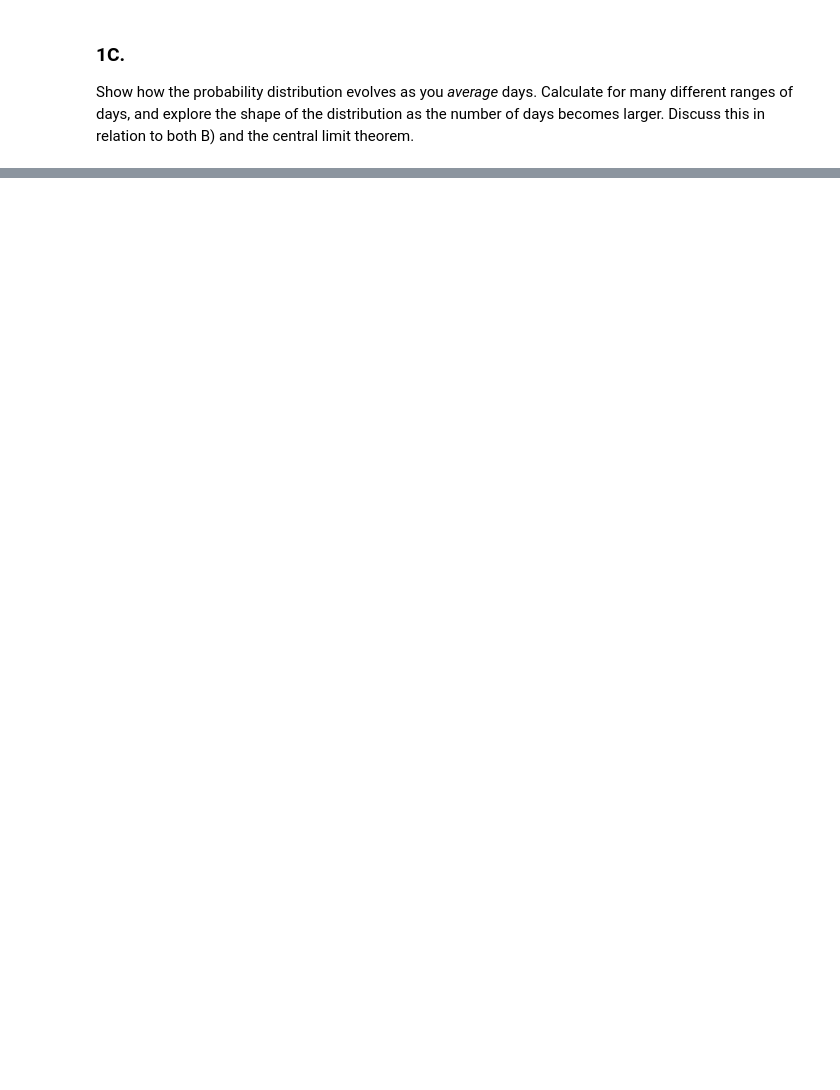
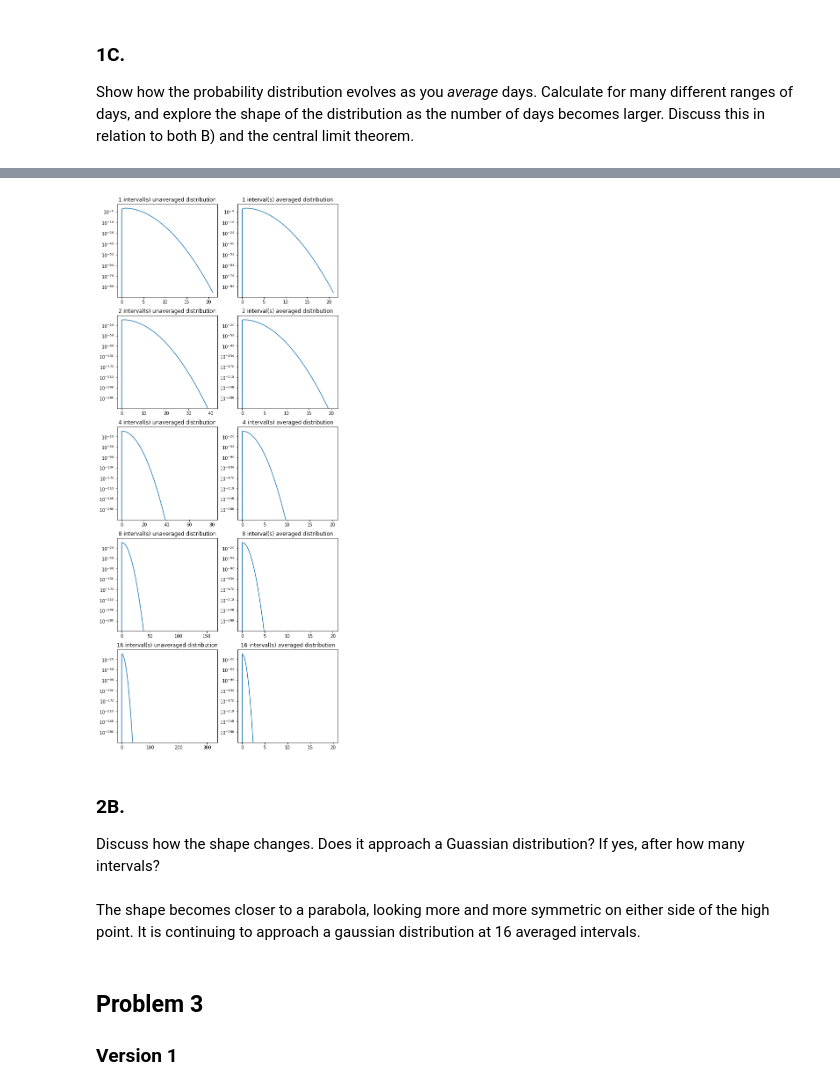
Before and after one commit to AdamK42/physics-434, a Jupyter notebook: lab2/lab2.ipynb, the cells around one changed output, grey strips where cells are left out. Cells and saved outputs as stored; diff of their text form; code cells hidden in the pictures; blank space fills up the shorter version.

```diff
--- a/lab2/lab2.ipynb
+++ b/lab2/lab2.ipynb
@@ -86,0 +168,36 @@ x2_average = x2/2
+# %%
+from scipy.stats import rayleigh
+
+base_x_max = 20
+trial_intervals = [1, 2, 4, 8, 16]
+
+num_intervals = len(trial_intervals)
+fig = plt.figure(figsize=[9, 4.5*num_intervals])
+axes = fig.subplots(num_intervals, 2)
+
+for idx in range(0, num_intervals):
+    x = np.arange(0, base_x_max * trial_intervals[idx] + 1, 0.01)
+    r_distribution = rayleigh.pdf(x)
+    avg_x = x / trial_intervals[idx]
+    ax1 = axes[idx, 0]
+    ax2 = axes[idx, 1]
+
+    ax1.set_title(str(trial_intervals[idx]) + ' interval(s) unaveraged distribution')
+    ax1.set_yscale('log')
+    ax1.plot(x, r_distribution)
+
+    ax2.set_title(str(trial_intervals[idx]) + ' interval(s) averaged distribution')
+    ax2.set_yscale('log')
+    ax2.plot(avg_x, r_distribution)
+# %% [output]
+[figure, added]
+# %% [markdown]
+### 2B.
+
+Discuss how the shape changes. Does it approach a Guassian distribution? If yes, after how many intervals?
+# %% [markdown]
+The shape becomes closer to a parabola, looking more and more symmetric on either side of the high point. It is continuing to approach a gaussian distribution at 16 averaged intervals.
+# %% [markdown]
+## Problem 3
+
+### Version 1
```
Also changed, not shown: parts of 9 cells of this notebook.
